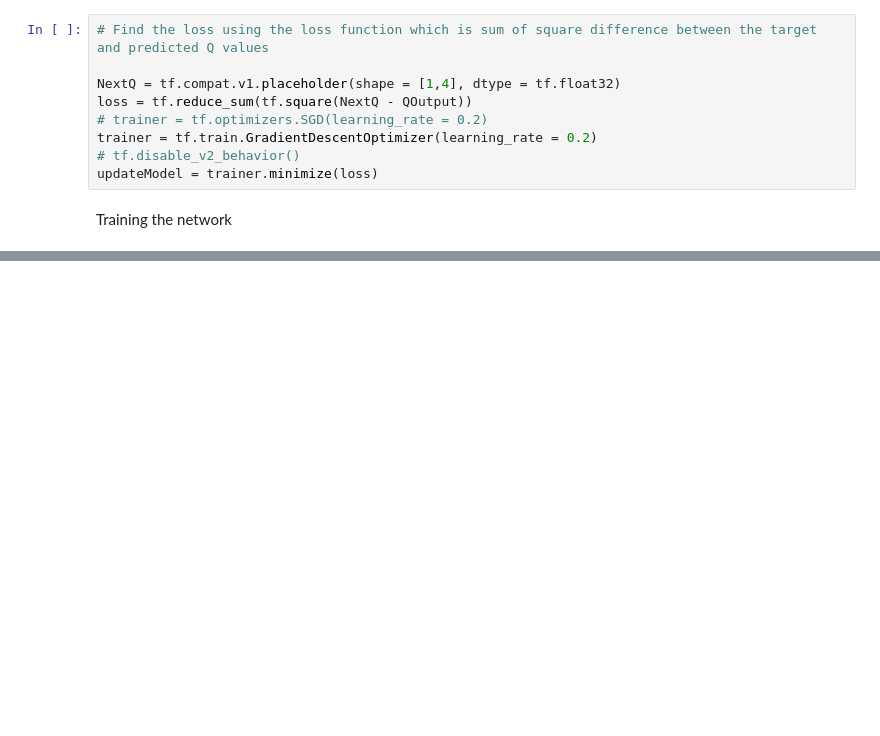
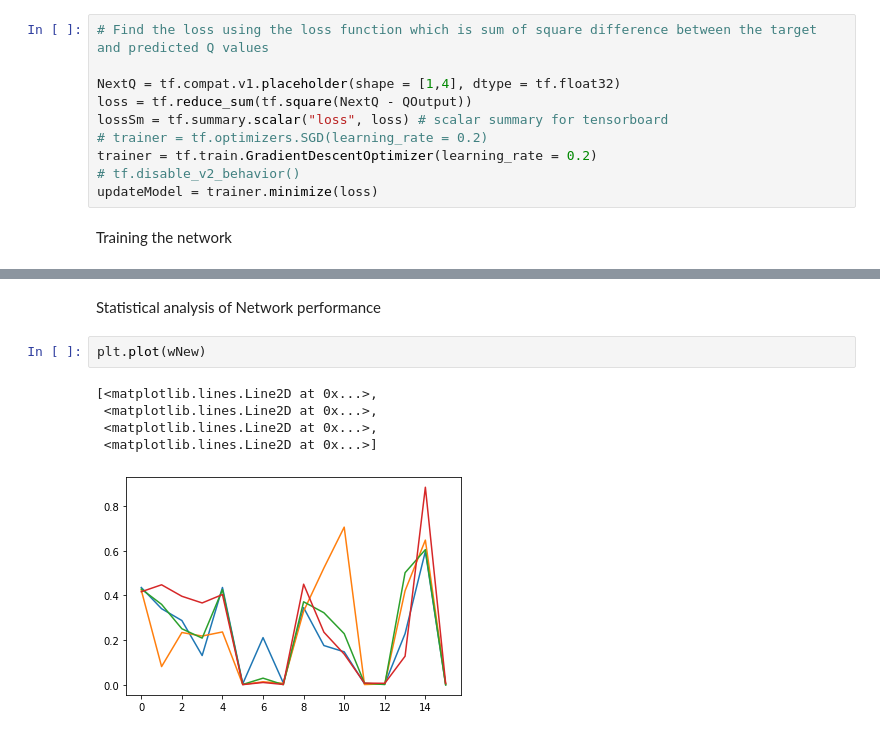
Before and after one commit to abhi1ranjan/RL-agorithm-practise, a Jupyter notebook: RL_algorithms_practise.ipynb, the cells around one changed output, grey strips where cells are left out. Saved outputs shown, nothing was run; the diff lists cells and outputs as text; blank space fills up the shorter version.

Commit message:
Q-learning has been implemented with some statistical inference

```diff
--- a/RL_algorithms_practise.ipynb
+++ b/RL_algorithms_practise.ipynb
@@ -145,6 +127,7 @@ predict = tf.argmax(QOutput,1)
 
 NextQ = tf.compat.v1.placeholder(shape = [1,4], dtype = tf.float32)
 loss = tf.reduce_sum(tf.square(NextQ - QOutput))
+lossSm = tf.summary.scalar("loss", loss) # scalar summary for tensorboard
 # trainer = tf.optimizers.SGD(learning_rate = 0.2)
 trainer = tf.train.GradientDescentOptimizer(learning_rate = 0.2)
 # tf.disable_v2_behavior()
@@ -153,0 +190,10 @@ Training the network
+# %% [markdown]
+Statistical analysis of Network performance
+# %%
+plt.plot(wNew)
+# %% [output]
+[<matplotlib.lines.Line2D at 0x...>,
+ <matplotlib.lines.Line2D at 0x...>,
+ <matplotlib.lines.Line2D at 0x...>,
+ <matplotlib.lines.Line2D at 0x...>]
+[figure, added]
```
Also changed, not shown: parts of 7 cells of this notebook.
